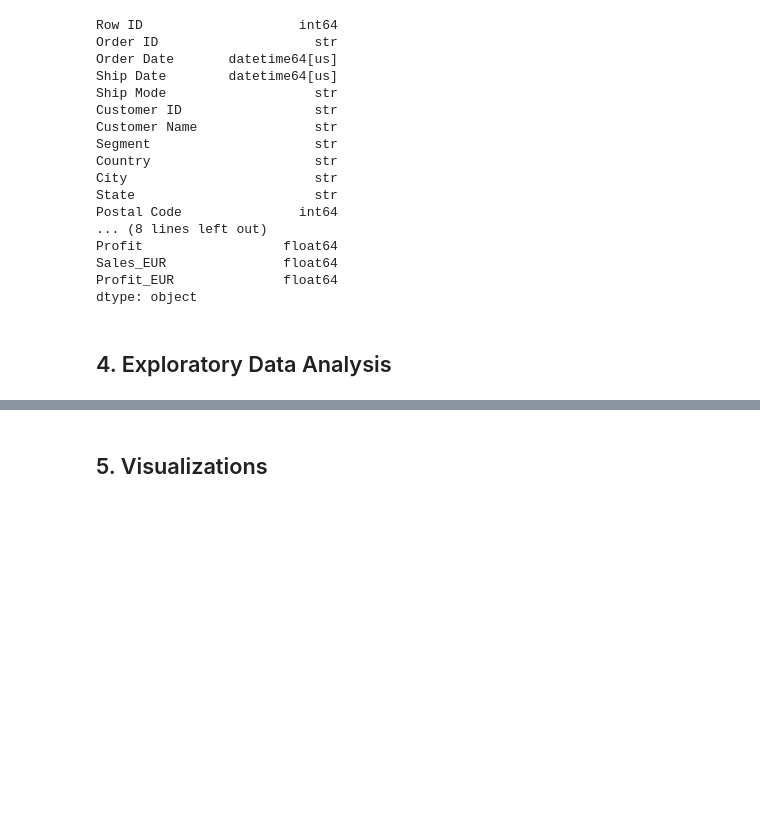
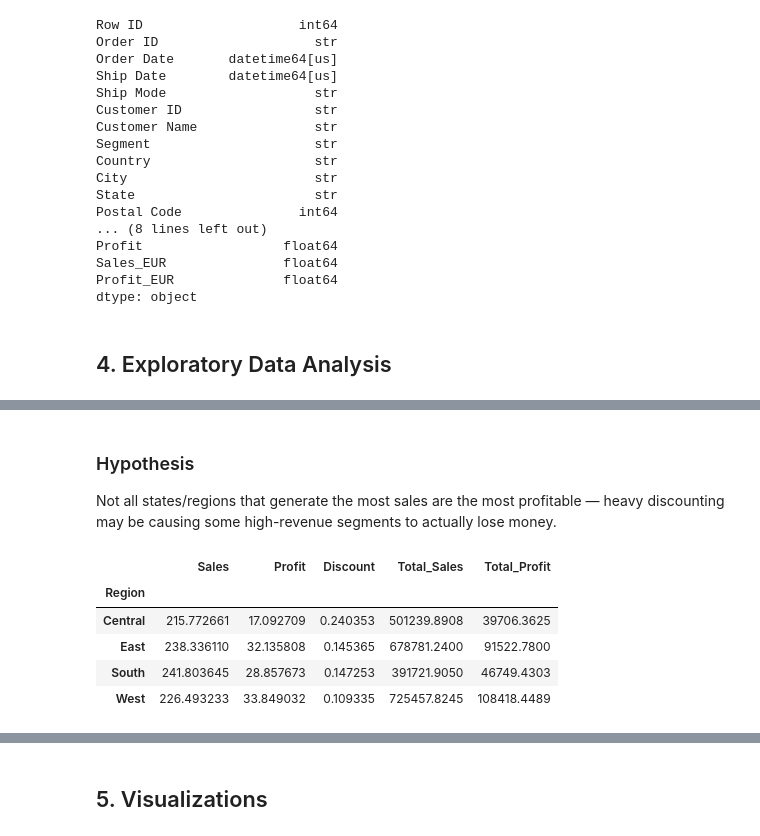
Before and after one commit to drfrenkp-prog/hackathon-1-data-analysis, a Jupyter notebook: notebooks/hackathon1.ipynb, the cells around one changed output, grey strips where cells are left out. Drawn from its saved outputs; the diff is of its cells as text; code cells hidden in the pictures; blank space fills up the shorter version.

```diff
--- a/notebooks/hackathon1.ipynb
+++ b/notebooks/hackathon1.ipynb
@@ -120,0 +135,15 @@ dtype: object
+# %% [markdown]
+### Hypothesis
+Not all states/regions that generate the most sales are the most profitable — heavy discounting may be causing some high-revenue segments to actually lose money.
+# %%
+region_summary = df.groupby("Region")[["Sales", "Profit", "Discount"]].mean()
+region_summary["Total_Sales"] = df.groupby("Region")["Sales"].sum()
+region_summary["Total_Profit"] = df.groupby("Region")["Profit"].sum()
+region_summary
+# %% [output]
+|  | Sales | Profit | Discount | Total_Sales | Total_Profit |
+| Region |  |  |  |  |  |
+| Central | 215.772661 | 17.092709 | 0.240353 | 501239.8908 | 39706.3625 |
+| East | 238.336110 | 32.135808 | 0.145365 | 678781.2400 | 91522.7800 |
+| South | 241.803645 | 28.857673 | 0.147253 | 391721.9050 | 46749.4303 |
+| West | 226.493233 | 33.849032 | 0.109335 | 725457.8245 | 108418.4489 |
```
Also changed, not shown: parts of 16 cells of this notebook, 1 other file.
